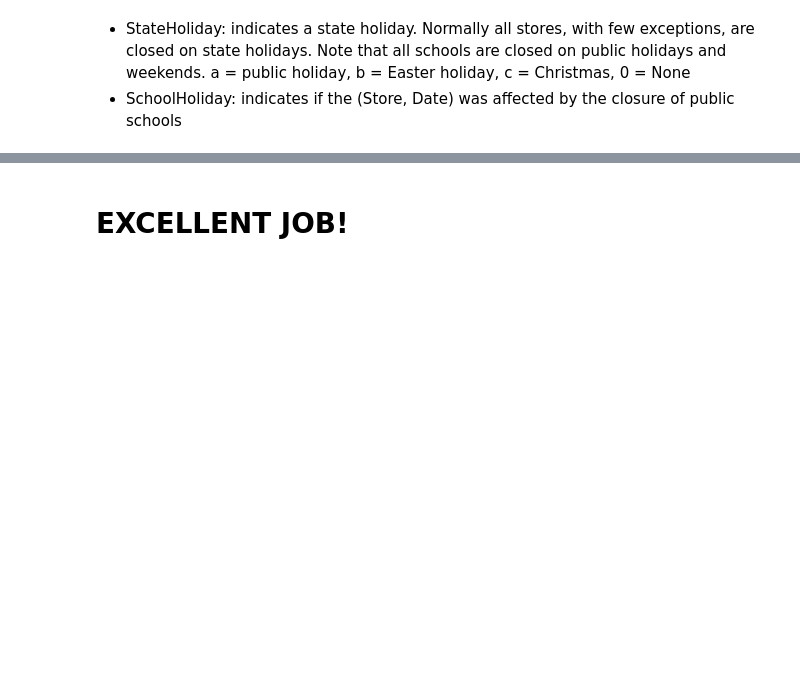
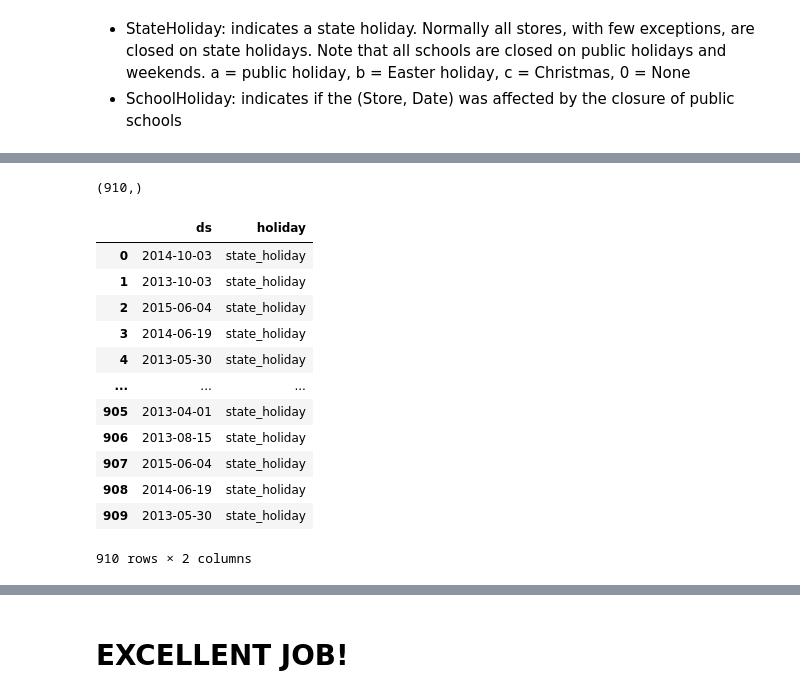
Before and after one commit to wellmej/DataScienceUseCases, a Jupyter notebook: Case3_My_Sales_Department.ipynb, the cells around one changed output, grey strips where cells are left out. Saved outputs shown, nothing was run; the diff lists cells and outputs as text; code cells hidden in the pictures; blank space fills up the shorter version.

```diff
--- a/Case3_My_Sales_Department.ipynb
+++ b/Case3_My_Sales_Department.ipynb
@@ -765,0 +830,4 @@ df_predict
+# %%
+state_holidays.shape
+# %% [output]
+(910,)
@@ -765,0 +836,16 @@ df_predict
+# %%
+state_holidays
+# %% [output]
+|  | ds | holiday |
+| 0 | 2014-10-03 | state_holiday |
+| 1 | 2013-10-03 | state_holiday |
+| 2 | 2015-06-04 | state_holiday |
+| 3 | 2014-06-19 | state_holiday |
+| 4 | 2013-05-30 | state_holiday |
+| ... | ... | ... |
+| 905 | 2013-04-01 | state_holiday |
+| 906 | 2013-08-15 | state_holiday |
+| 907 | 2015-06-04 | state_holiday |
+| 908 | 2014-06-19 | state_holiday |
+| 909 | 2013-05-30 | state_holiday |
+910 rows × 2 columns
```
Also changed, not shown: parts of 15 cells of this notebook.
